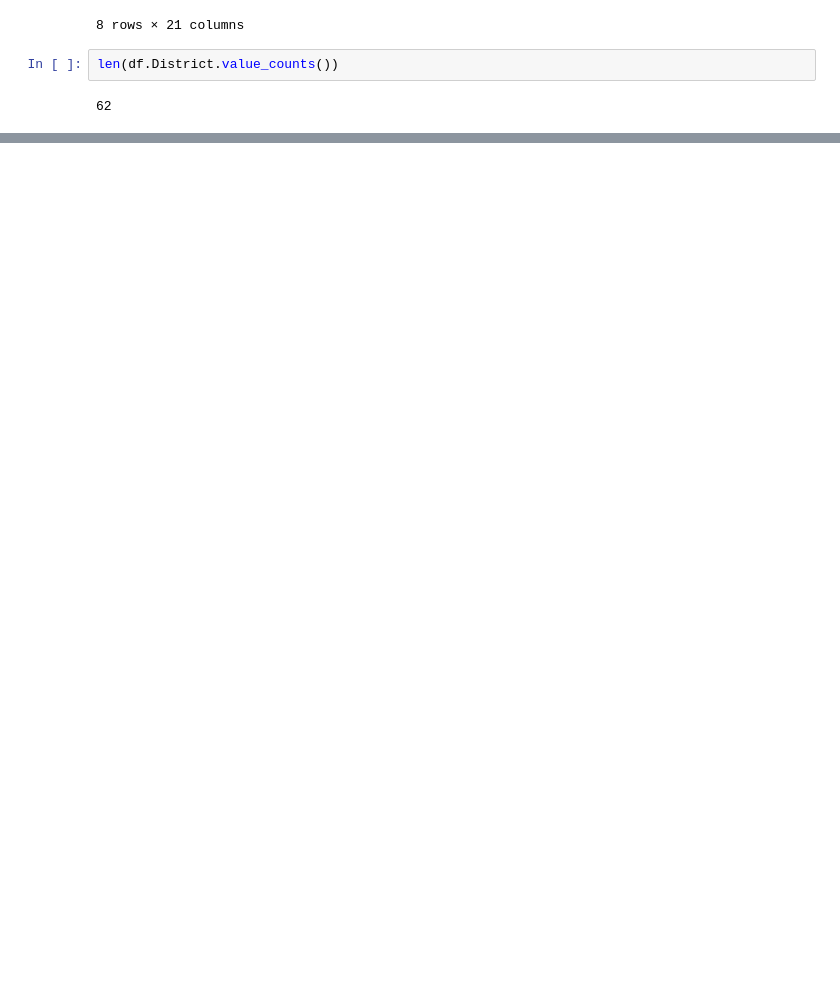
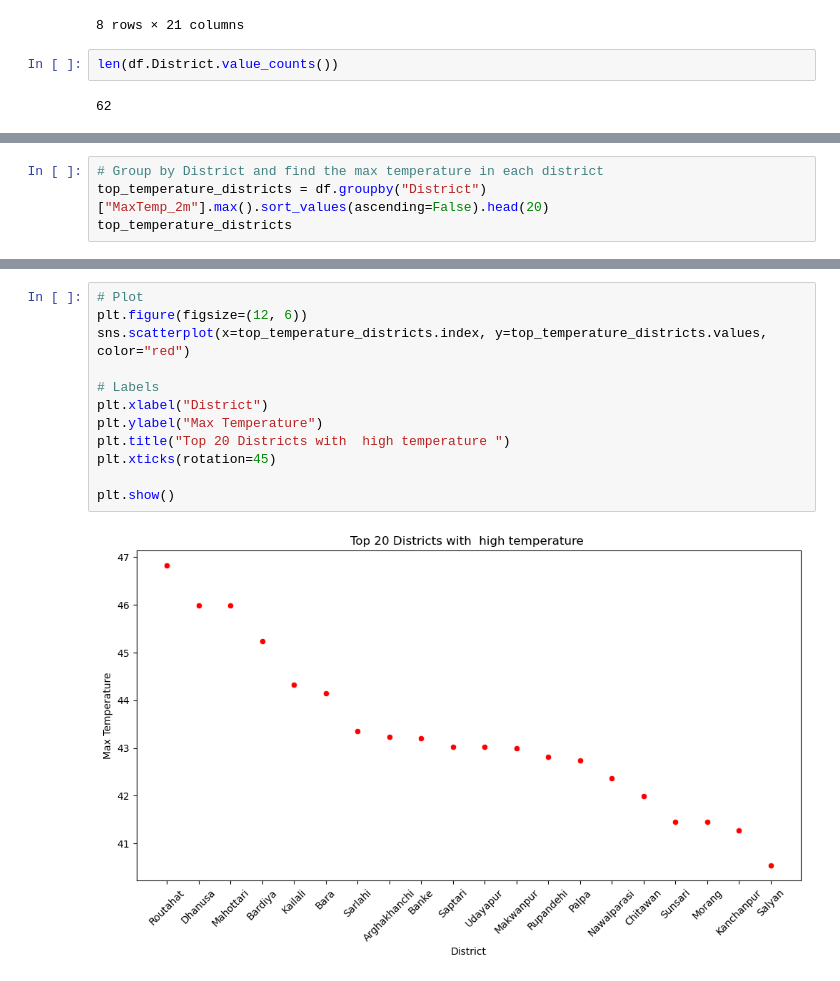
Before and after one commit to sanjip1203/nepal-daily-climate, a Jupyter notebook: nepal_climate.ipynb, the cells around one changed output, grey strips where cells are left out. Drawn from its saved outputs; the diff is of its cells as text; blank space fills up the shorter version.

```diff
--- a/nepal_climate.ipynb
+++ b/nepal_climate.ipynb
@@ -90,0 +189,4 @@ len(df.District.value_counts())
+# %%
+# Group by District and find the max temperature in each district
+top_temperature_districts = df.groupby("District")["MaxTemp_2m"].max().sort_values(ascending=False).head(20)
+top_temperature_districts
@@ -90,0 +211,14 @@ len(df.District.value_counts())
+# %%
+# Plot
+plt.figure(figsize=(12, 6))
+sns.scatterplot(x=top_temperature_districts.index, y=top_temperature_districts.values, color="red")
+
+# Labels
+plt.xlabel("District")
+plt.ylabel("Max Temperature")
+plt.title("Top 20 Districts with  high temperature ")
+plt.xticks(rotation=45)
+
+plt.show()
+# %% [output]
+[figure, added]
```
Also changed, not shown: parts of 12 cells of this notebook.
